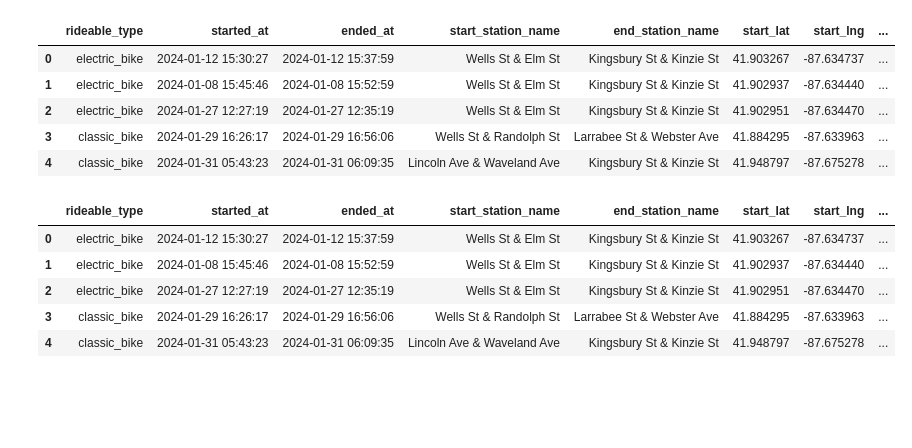
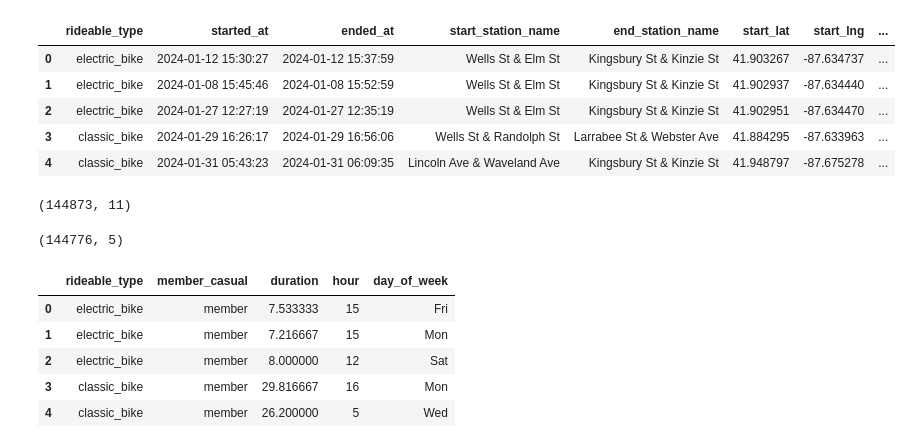
Before and after one commit to Davmie/BMSTU_NNS, a Jupyter notebook: lab1/lab1.ipynb, the cells around one changed output. Saved outputs shown, nothing was run; the diff lists cells and outputs as text; code cells hidden in the pictures; blank space fills up the shorter version.

```diff
--- a/lab1/lab1.ipynb
+++ b/lab1/lab1.ipynb
@@ -36,29 +29,41 @@ df.head()
 | 2 | electric_bike | 2024-01-27 12:27:19 | 2024-01-27 12:35:19 | Wells St & Elm St | Kingsbury St & Kinzie St | 41.902951 | -87.634470 | ... |
 | 3 | classic_bike | 2024-01-29 16:26:17 | 2024-01-29 16:56:06 | Wells St & Randolph St | Larrabee St & Webster Ave | 41.884295 | -87.633963 | ... |
 | 4 | classic_bike | 2024-01-31 05:43:23 | 2024-01-31 06:09:35 | Lincoln Ave & Waveland Ave | Kingsbury St & Kinzie St | 41.948797 | -87.675278 | ... |
+# %%
+# Преобразование временных меток
+df['started_at'] = pd.to_datetime(df['started_at'])
+df['ended_at'] = pd.to_datetime(df['ended_at'])
+
+# Продолжительность поездки в минутах
+df['duration'] = (df['ended_at'] - df['started_at']).dt.total_seconds() / 60
+
+print(df.shape)
+# %% [output]
+(144873, 11)
 # %%
-# Преобразование временных меток
-df['started_at'] = pd.to_datetime(df['started_at'])
-df['ended_at'] = pd.to_datetime(df['ended_at'])
 
-# Добавляем продолжительность поездки в минутах
-df['duration'] = (df['ended_at'] - df['started_at']).dt.total_seconds() / 60
-
-# Фильтруем аномалии (поездки с отрицательной длительностью)
+# Фильтр аномалий (поездки с отрицательной длительностью)
 df = df[df['duration'] > 0]
 
 # Извлекаем час и день недели
 df['hour'] = df['started_at'].dt.hour
 df['day_of_week'] = df['started_at'].dt.dayofweek.map({
     0: 'Mon', 1: 'Tue', 2: 'Wed', 3: 'Thu', 4: 'Fri', 5: 'Sat', 6: 'Sun'
 })
 
+# Удаляем ненужные параметры
+df.drop(["started_at", "ended_at", "start_station_name", "end_station_name", "start_lat", "start_lng", "end_lat", "end_lng"], axis=1, inplace=True)
+# df.drop(["started_at", "ended_at"], axis=1, inplace=True)
+
+print(df.shape)
+
 df.head()
 # %% [output]
+(144776, 5)
-|  | rideable_type | started_at | ended_at | start_station_name | end_station_name | start_lat | start_lng | ... |
-| 0 | electric_bike | 2024-01-12 15:30:27 | 2024-01-12 15:37:59 | Wells St & Elm St | Kingsbury St & Kinzie St | 41.903267 | -87.634737 | ... |
-| 1 | electric_bike | 2024-01-08 15:45:46 | 2024-01-08 15:52:59 | Wells St & Elm St | Kingsbury St & Kinzie St | 41.902937 | -87.634440 | ... |
-| 2 | electric_bike | 2024-01-27 12:27:19 | 2024-01-27 12:35:19 | Wells St & Elm St | Kingsbury St & Kinzie St | 41.902951 | -87.634470 | ... |
-| 3 | classic_bike | 2024-01-29 16:26:17 | 2024-01-29 16:56:06 | Wells St & Randolph St | Larrabee St & Webster Ave | 41.884295 | -87.633963 | ... |
-| 4 | classic_bike | 2024-01-31 05:43:23 | 2024-01-31 06:09:35 | Lincoln Ave & Waveland Ave | Kingsbury St & Kinzie St | 41.948797 | -87.675278 | ... |
+|  | rideable_type | member_casual | duration | hour | day_of_week |
+| 0 | electric_bike | member | 7.533333 | 15 | Fri |
+| 1 | electric_bike | member | 7.216667 | 15 | Mon |
+| 2 | electric_bike | member | 8.000000 | 12 | Sat |
+| 3 | classic_bike | member | 29.816667 | 16 | Mon |
+| 4 | classic_bike | member | 26.200000 | 5 | Wed |
 # %%
```
Also changed, not shown: parts of 8 cells of this notebook, 5 other files.
